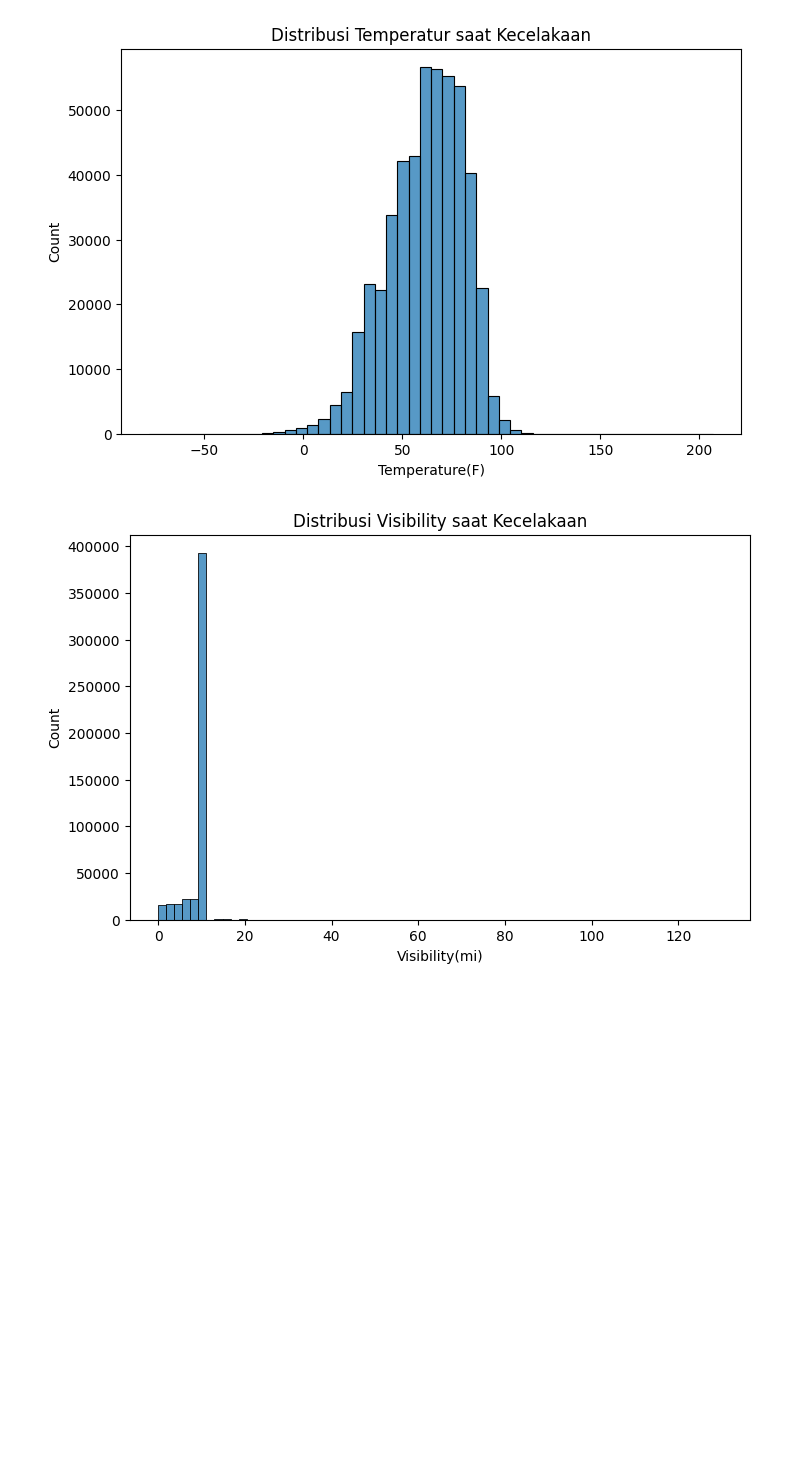
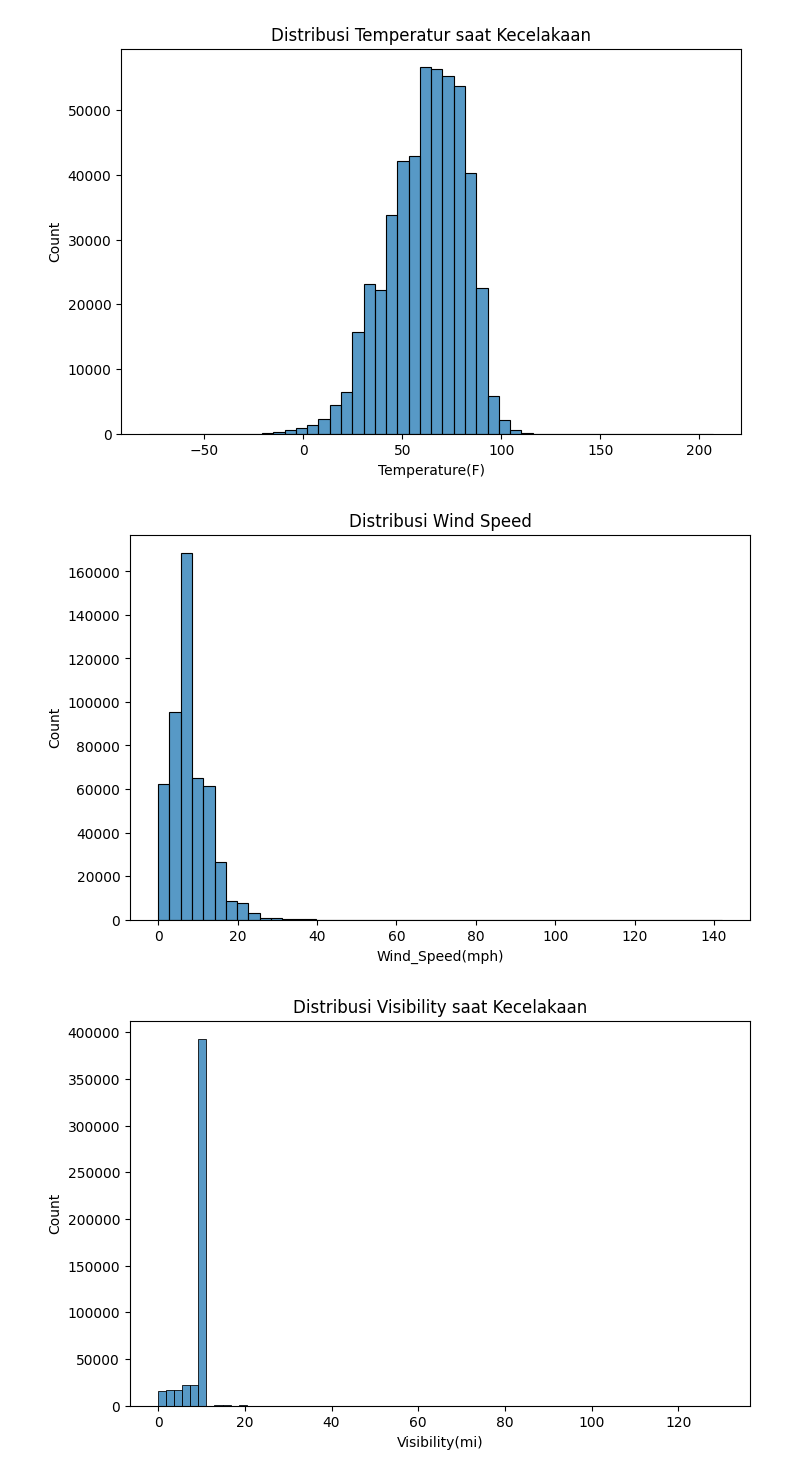
Before and after one commit to AhsanDz/4-Ahsan, a Jupyter notebook: EDA_Ahsan.ipynb, the cells around one changed output. Saved outputs shown, nothing was run; the diff lists cells and outputs as text; code cells hidden in the pictures; blank space fills up the shorter version.

```diff
--- a/EDA_Ahsan.ipynb
+++ b/EDA_Ahsan.ipynb
@@ -129,6 +155,13 @@ plt.title("Distribusi Temperatur saat Kecelakaan")
 plt.show()
 # %% [output]
 [figure]
+# %%
+plt.figure(figsize=(8,5))
+sns.histplot(df["Wind_Speed(mph)"], bins=50)
+plt.title("Distribusi Wind Speed")
+plt.show()
+# %% [output]
+[figure, added]
 # %%
 plt.figure(figsize=(8,5))
 sns.histplot(df["Visibility(mi)"], bins=70)
```
Also changed, not shown: parts of 24 cells of this notebook.
